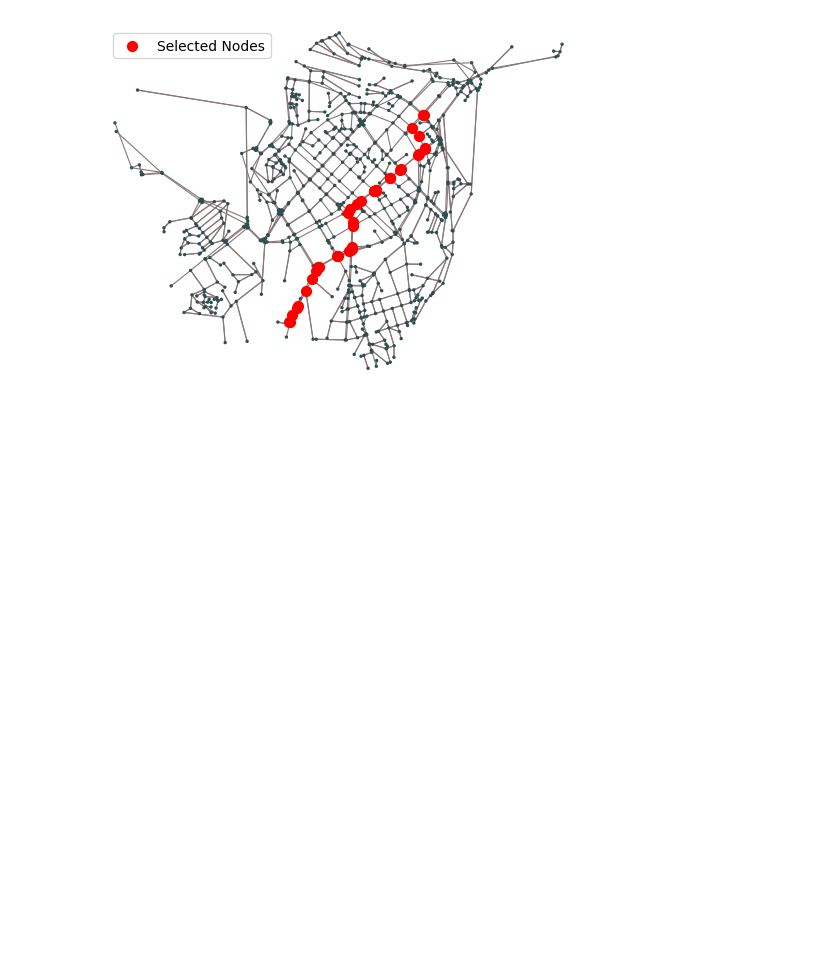
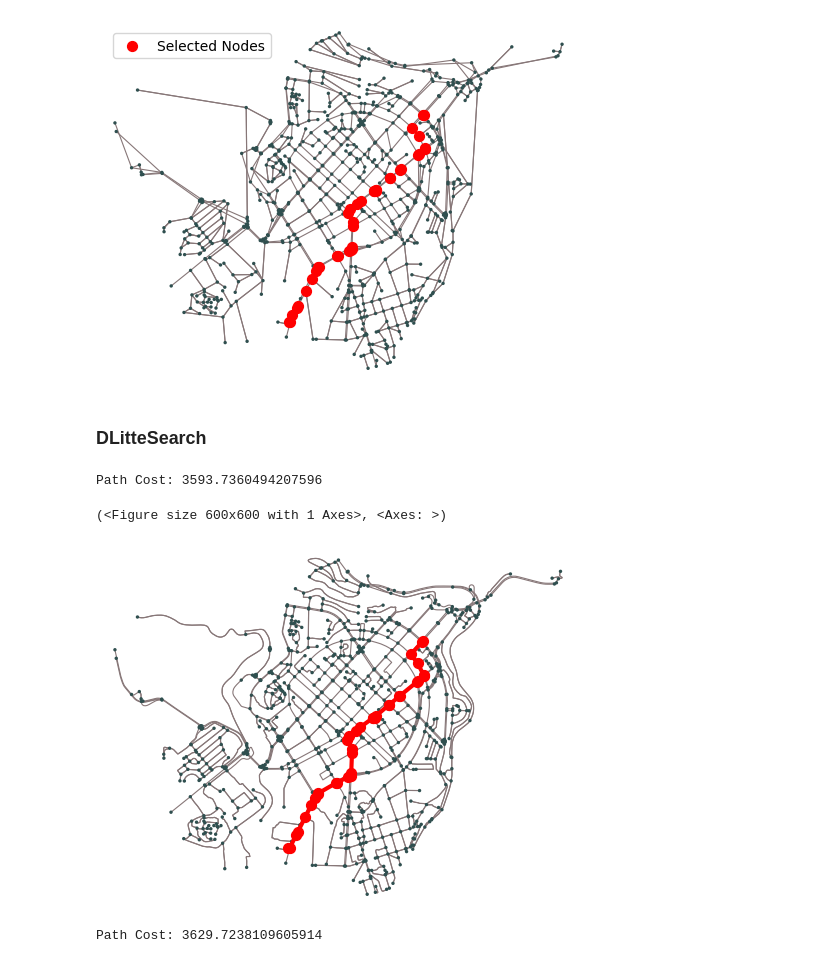
Before and after one commit to nane-khachatryan21/ai-pathfinding-project, a Jupyter notebook: src/usage.ipynb, the cells around one changed output. Saved outputs shown, nothing was run; the diff lists cells and outputs as text; code cells hidden in the pictures; blank space fills up the shorter version.

Commit message:
Added DStarSearch

```diff
--- a/src/usage.ipynb
+++ b/src/usage.ipynb
@@ -144,3 +144,5 @@ ax.legend()
 # %% [output]
 <matplotlib.legend.Legend at 0x...>
 [figure]
+# %% [markdown]
+### DLitteSearch
@@ -146,0 +212,12 @@ ax.legend()
+# %%
+start_node_id = list(G.nodes)[0]
+goal_node_id = list(G.nodes)[564]
+dlit = DStarSearch(G, start_node_id, goal_node_id, edge_cost_changer=EdgeCostChanger(G)) #no edge cost occurs
+path, chaned_edge_list = dlit.main()  #change edge list will return none as no edge is beign changed
+# %% [output]
+Path Cost: 3593.7360494207596
+# %%
+plot_graph_with_path(G, path)
+# %% [output]
+(<Figure size 600x600 with 1 Axes>, <Axes: >)
+[figure, added]
@@ -146,0 +230,7 @@ ax.legend()
+# %%
+start_node_id = list(G.nodes)[0]
+goal_node_id = list(G.nodes)[564]
+dlit = DStarSearch(G, start_node_id, goal_node_id, edge_cost_changer=scheduler) #no edge cost occurs
+path, chaned_edge_list = dlit.main()  #change edge list will return none as no edge is beign changed
+# %% [output]
+Path Cost: 3629.7238109605914
```
Also changed, not shown: parts of 5 cells of this notebook, 6 other files.
